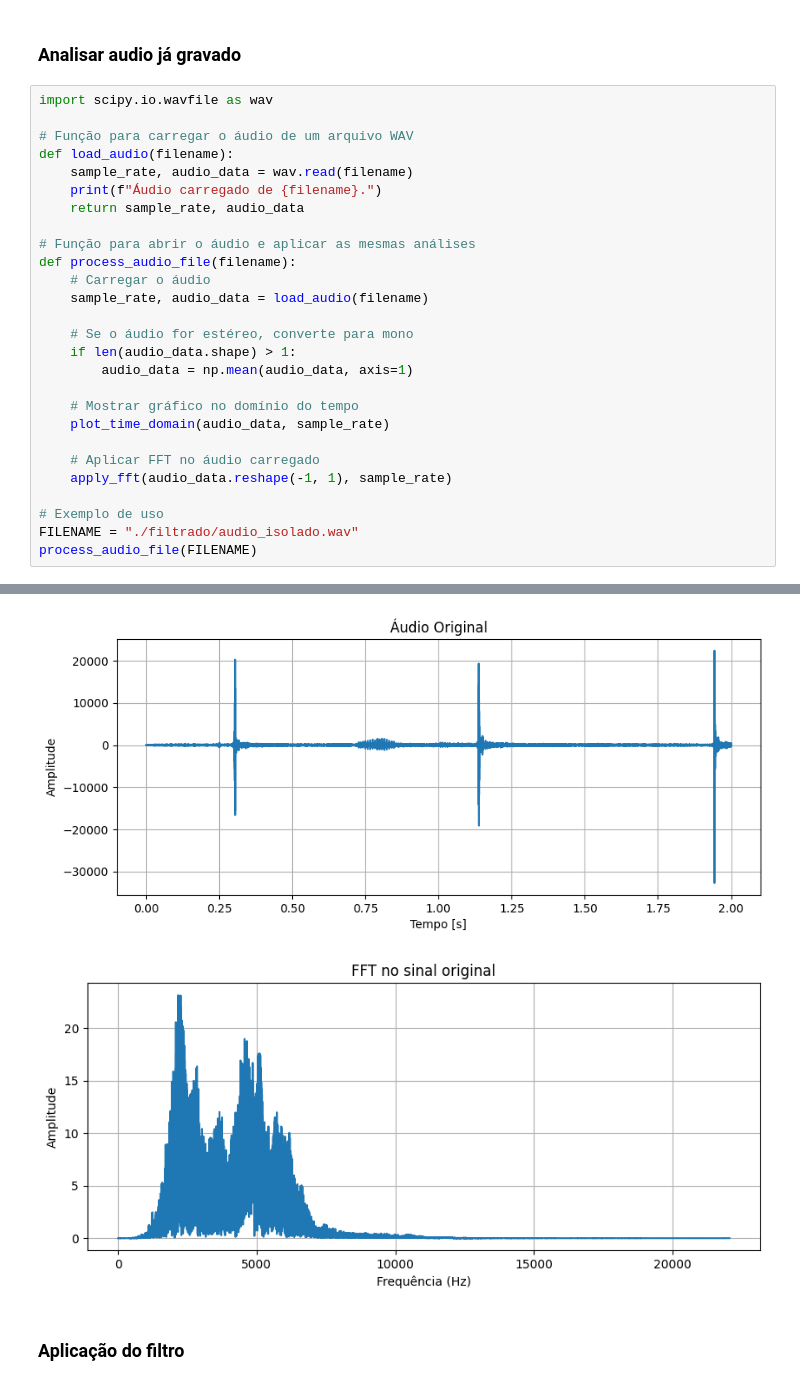
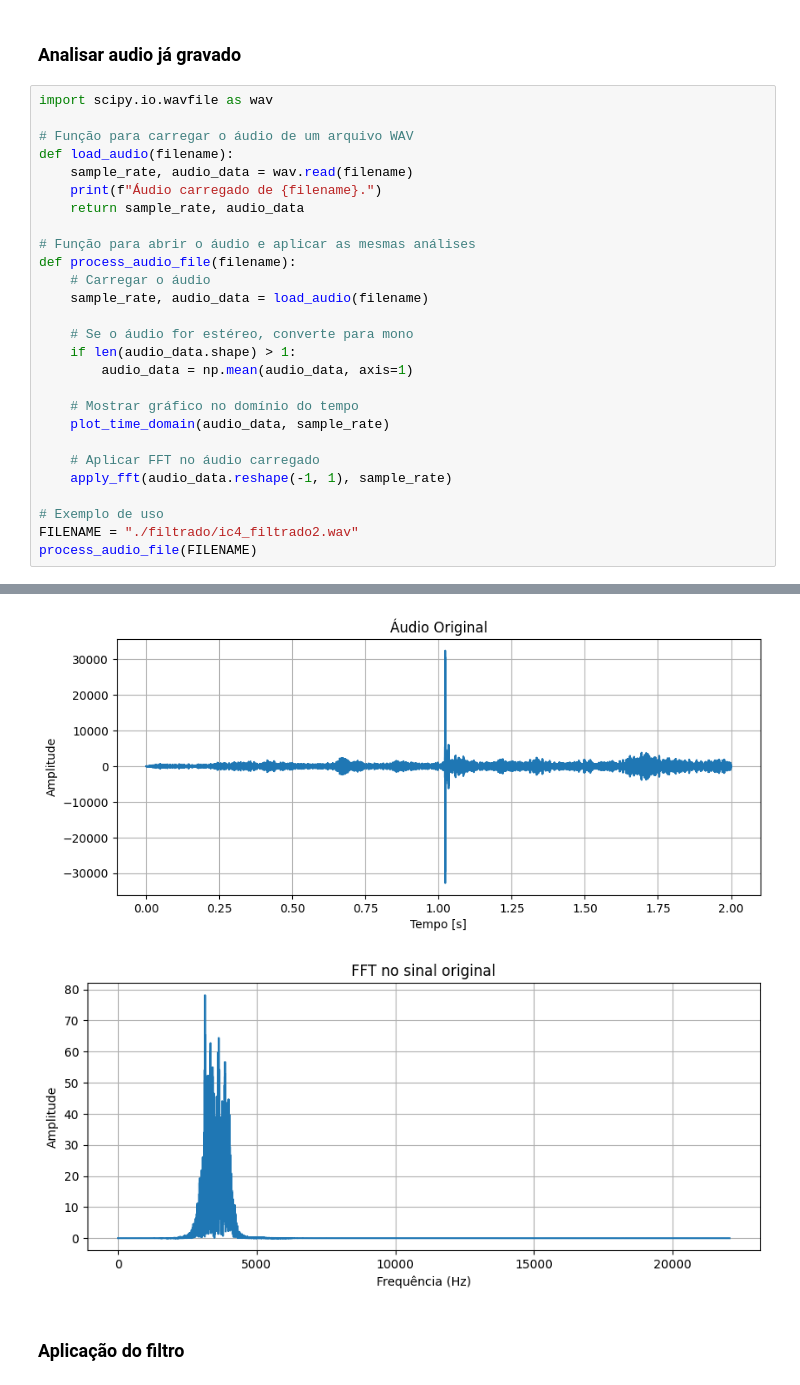
Before and after one commit to ReinaldoAssis/PDS, a Jupyter notebook: main.ipynb, the cells around one changed output, grey strips where cells are left out. Saved outputs shown, nothing was run; the diff lists cells and outputs as text.

```diff
--- a/main.ipynb
+++ b/main.ipynb
@@ -99,6 +99,6 @@ def process_audio_file(filename):
     apply_fft(audio_data.reshape(-1, 1), sample_rate)
 
 # Exemplo de uso
-FILENAME = "./filtrado/audio_isolado.wav"
+FILENAME = "./filtrado/ic4_filtrado2.wav"
 process_audio_file(FILENAME)
 # %% [output]
@@ -106,5 +106,5 @@ process_audio_file(FILENAME)
-[figure, old version]
+[figure, new version]
-[figure, old version]
+[figure, new version]
 # %% [markdown]
 ### Aplicação do filtro
 # %%
```
Also changed, not shown: parts of 8 cells of this notebook, 12 other files.
